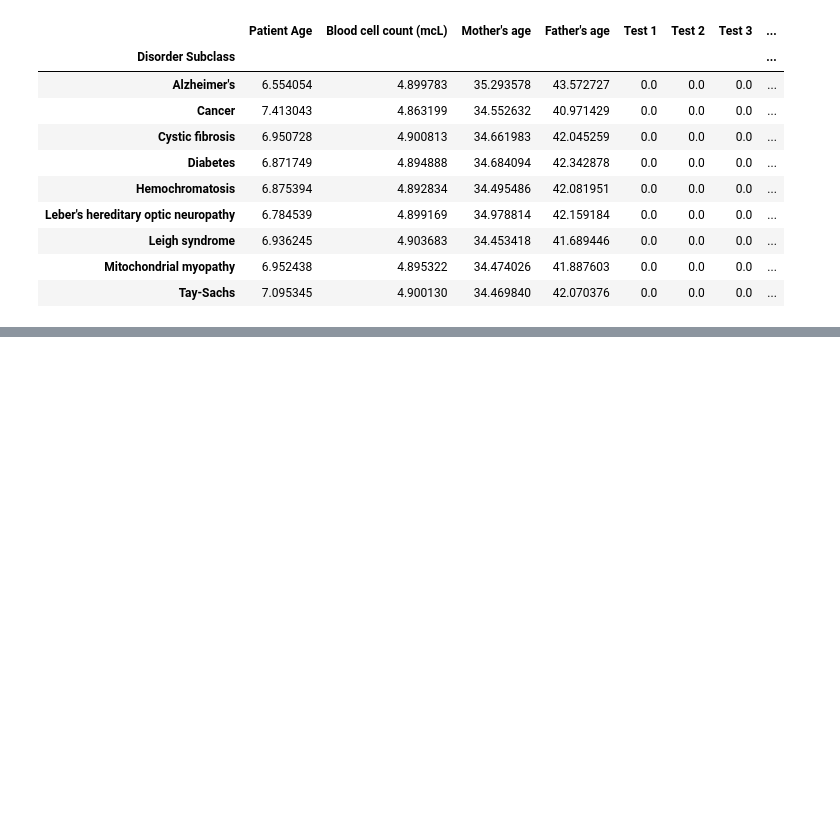
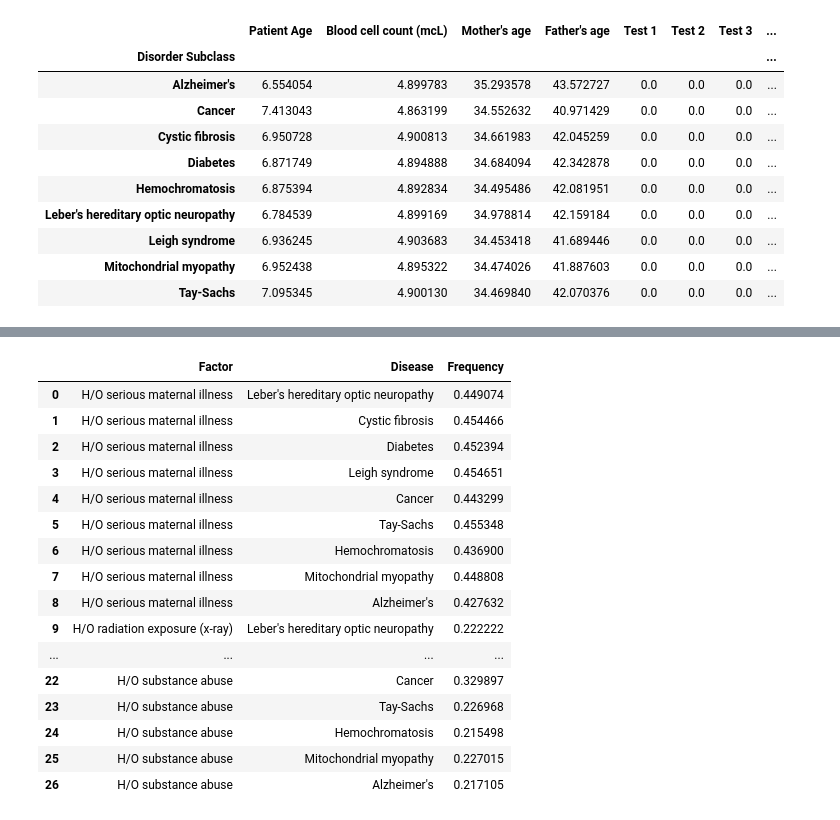
Before and after one commit to jhumci/BLT_BDS, a Jupyter notebook: 1_Visualisierung_und_Datenbanken.ipynb, the cells around one changed output, grey strips where cells are left out. Saved outputs shown, nothing was run; the diff lists cells and outputs as text; code cells hidden in the pictures; blank space fills up the shorter version.

```diff
--- a/1_Visualisierung_und_Datenbanken.ipynb
+++ b/1_Visualisierung_und_Datenbanken.ipynb
@@ -851,0 +975,23 @@ H/O serious maternal illness has a base line of 0.45
+# %%
+# This is advanced stuff
+df = pd.DataFrame(list(zip(factor, illness, frequency)),
+               columns =['Factor', 'Disease', 'Frequency'])
+df
+# %% [output]
+|  | Factor | Disease | Frequency |
+| 0 | H/O serious maternal illness | Leber's hereditary optic neuropathy | 0.449074 |
+| 1 | H/O serious maternal illness | Cystic fibrosis | 0.454466 |
+| 2 | H/O serious maternal illness | Diabetes | 0.452394 |
+| 3 | H/O serious maternal illness | Leigh syndrome | 0.454651 |
+| 4 | H/O serious maternal illness | Cancer | 0.443299 |
+| 5 | H/O serious maternal illness | Tay-Sachs | 0.455348 |
+| 6 | H/O serious maternal illness | Hemochromatosis | 0.436900 |
+| 7 | H/O serious maternal illness | Mitochondrial myopathy | 0.448808 |
+| 8 | H/O serious maternal illness | Alzheimer's | 0.427632 |
+| 9 | H/O radiation exposure (x-ray) | Leber's hereditary optic neuropathy | 0.222222 |
+| ... | ... | ... | ... |
+| 22 | H/O substance abuse | Cancer | 0.329897 |
+| 23 | H/O substance abuse | Tay-Sachs | 0.226968 |
+| 24 | H/O substance abuse | Hemochromatosis | 0.215498 |
+| 25 | H/O substance abuse | Mitochondrial myopathy | 0.227015 |
+| 26 | H/O substance abuse | Alzheimer's | 0.217105 |
```
Also changed, not shown: parts of 28 cells of this notebook, 1 other file.
